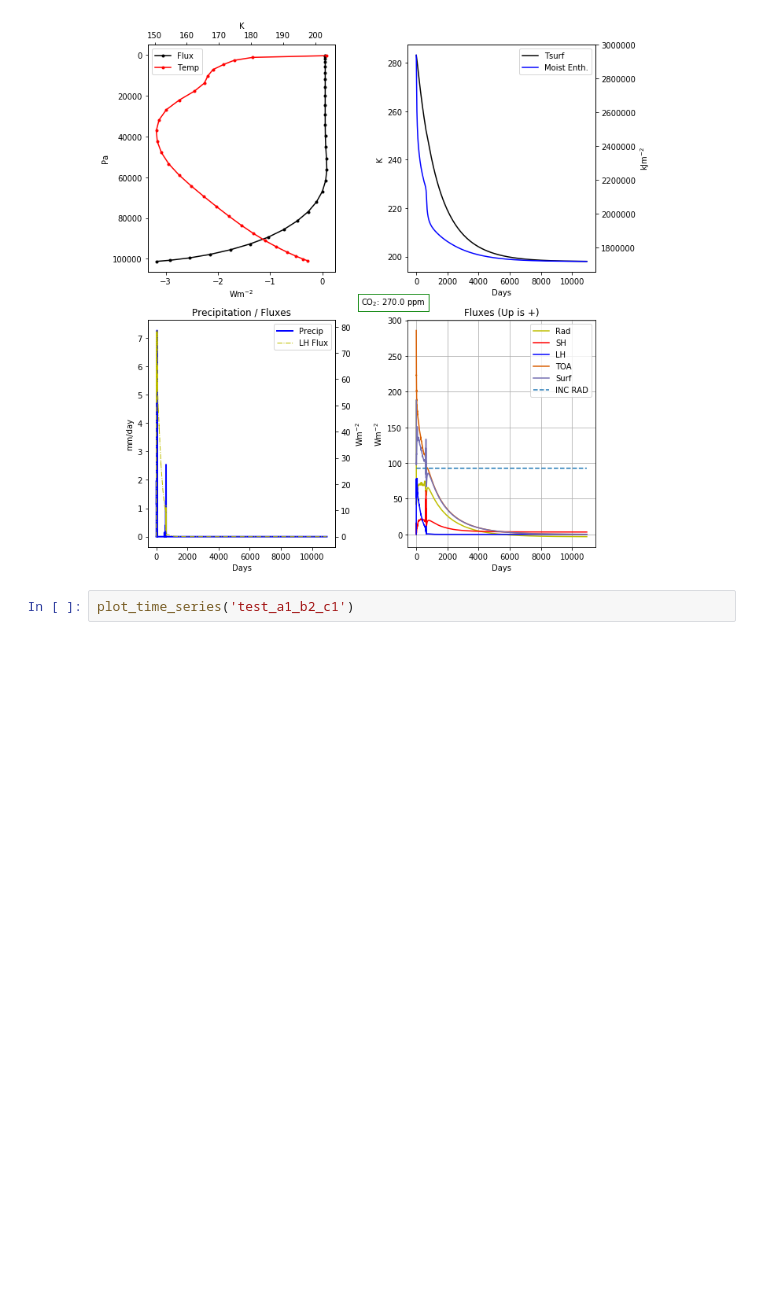
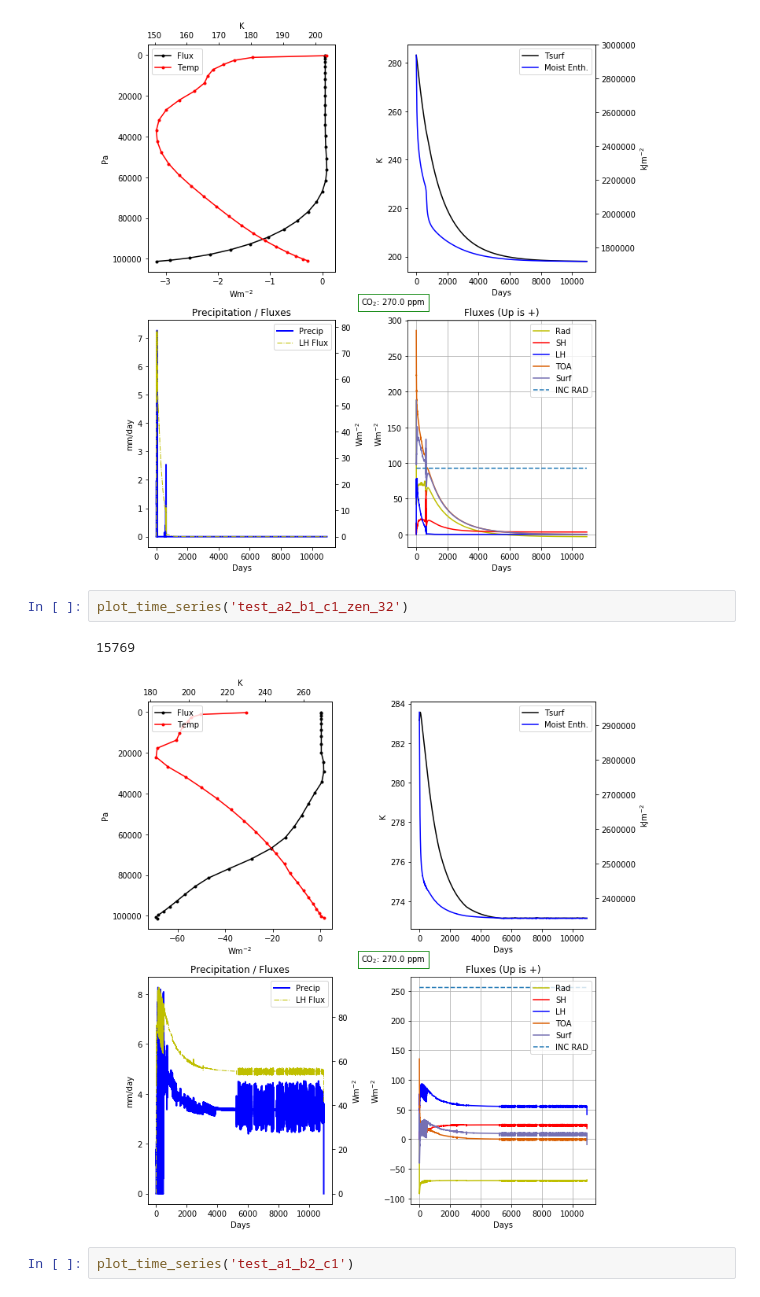
Before and after one commit to HaynesStephens/climproj, a Jupyter notebook: plots.ipynb, the cells around one changed output. Drawn from its saved outputs; the diff is of its cells as text; blank space fills up the shorter version.

```diff
--- a/plots.ipynb
+++ b/plots.ipynb
@@ -151,6 +151,11 @@ plot_time_series('test_a2_b1_c1')
 # %% [output]
 15769
 [figure]
+# %%
+plot_time_series('test_a2_b1_c1_zen_32')
+# %% [output]
+15769
+[figure, added]
 # %%
 plot_time_series('test_a1_b2_c1')
 # %% [output]
```
Also changed, not shown: 3 other files.
